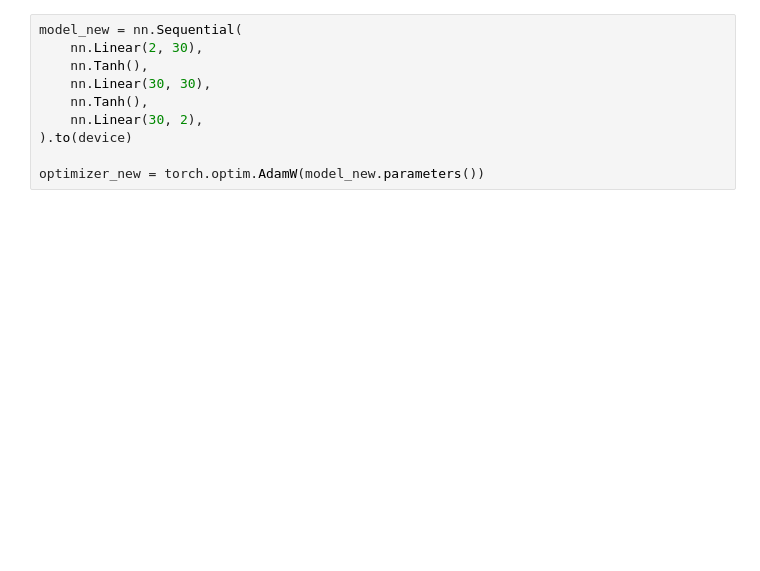
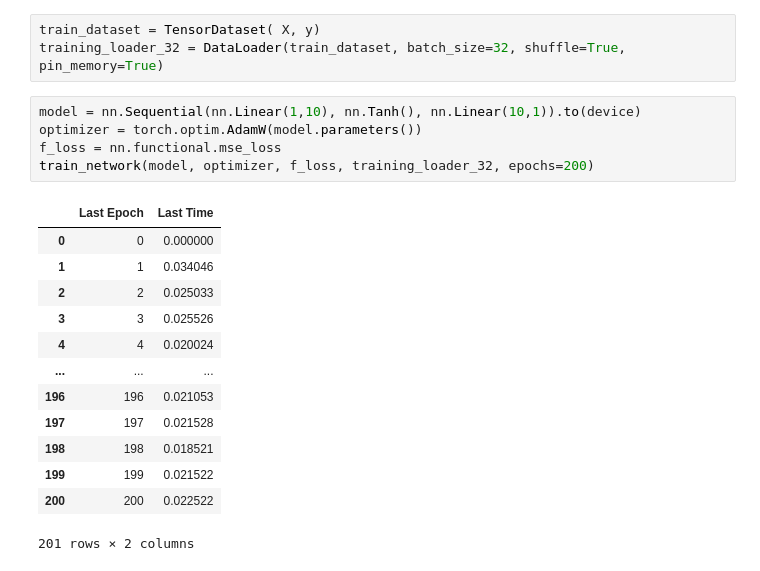
Before and after one commit to e271828e/Inside-Deep-Learning, a Jupyter notebook: practice/chapter2_exercises1.ipynb, the cells around one changed output. Cells and saved outputs as stored; diff of their text form; blank space fills up the shorter version.

```diff
--- a/practice/chapter2_exercises1.ipynb
+++ b/practice/chapter2_exercises1.ipynb
@@ -92,10 +33,22 @@ results
+# %%
+train_dataset = TensorDataset( X, y)
+training_loader_32 = DataLoader(train_dataset, batch_size=32, shuffle=True, pin_memory=True)
 # %%
-model_new = nn.Sequential(
-    nn.Linear(2, 30),
-    nn.Tanh(),
-    nn.Linear(30, 30),
-    nn.Tanh(),
-    nn.Linear(30, 2),
-).to(device)
-
-optimizer_new = torch.optim.AdamW(model_new.parameters())
+model = nn.Sequential(nn.Linear(1,10), nn.Tanh(), nn.Linear(10,1)).to(device)
+optimizer = torch.optim.AdamW(model.parameters())
+f_loss = nn.functional.mse_loss
+train_network(model, optimizer, f_loss, training_loader_32, epochs=200)
+# %% [output]
+|  | Last Epoch | Last Time |
+| 0 | 0 | 0.000000 |
+| 1 | 1 | 0.034046 |
+| 2 | 2 | 0.025033 |
+| 3 | 3 | 0.025526 |
+| 4 | 4 | 0.020024 |
+| ... | ... | ... |
+| 196 | 196 | 0.021053 |
+| 197 | 197 | 0.021528 |
+| 198 | 198 | 0.018521 |
+| 199 | 199 | 0.021522 |
+| 200 | 200 | 0.022522 |
+201 rows × 2 columns
```
Also changed, not shown: parts of 17 cells of this notebook, 6 other files.
